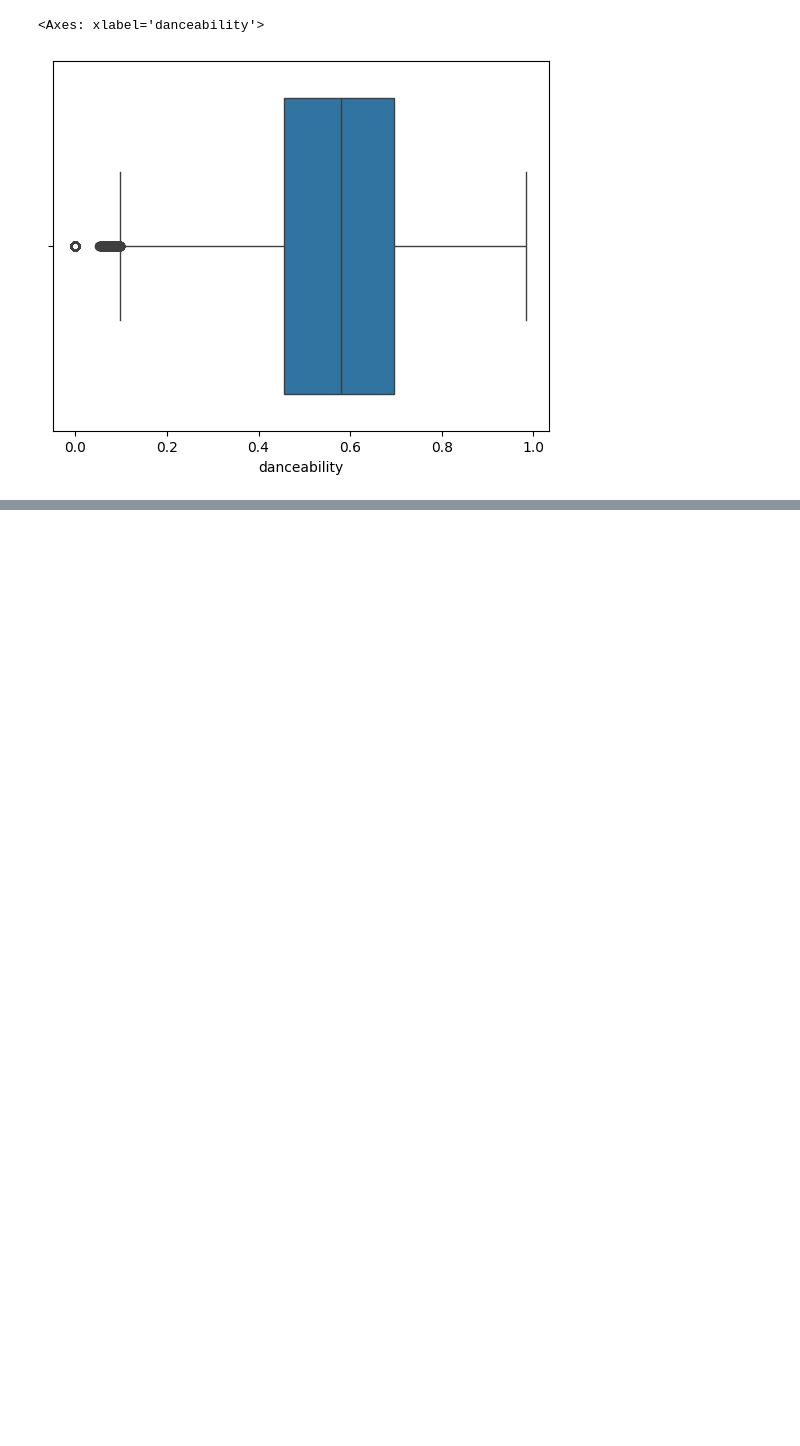
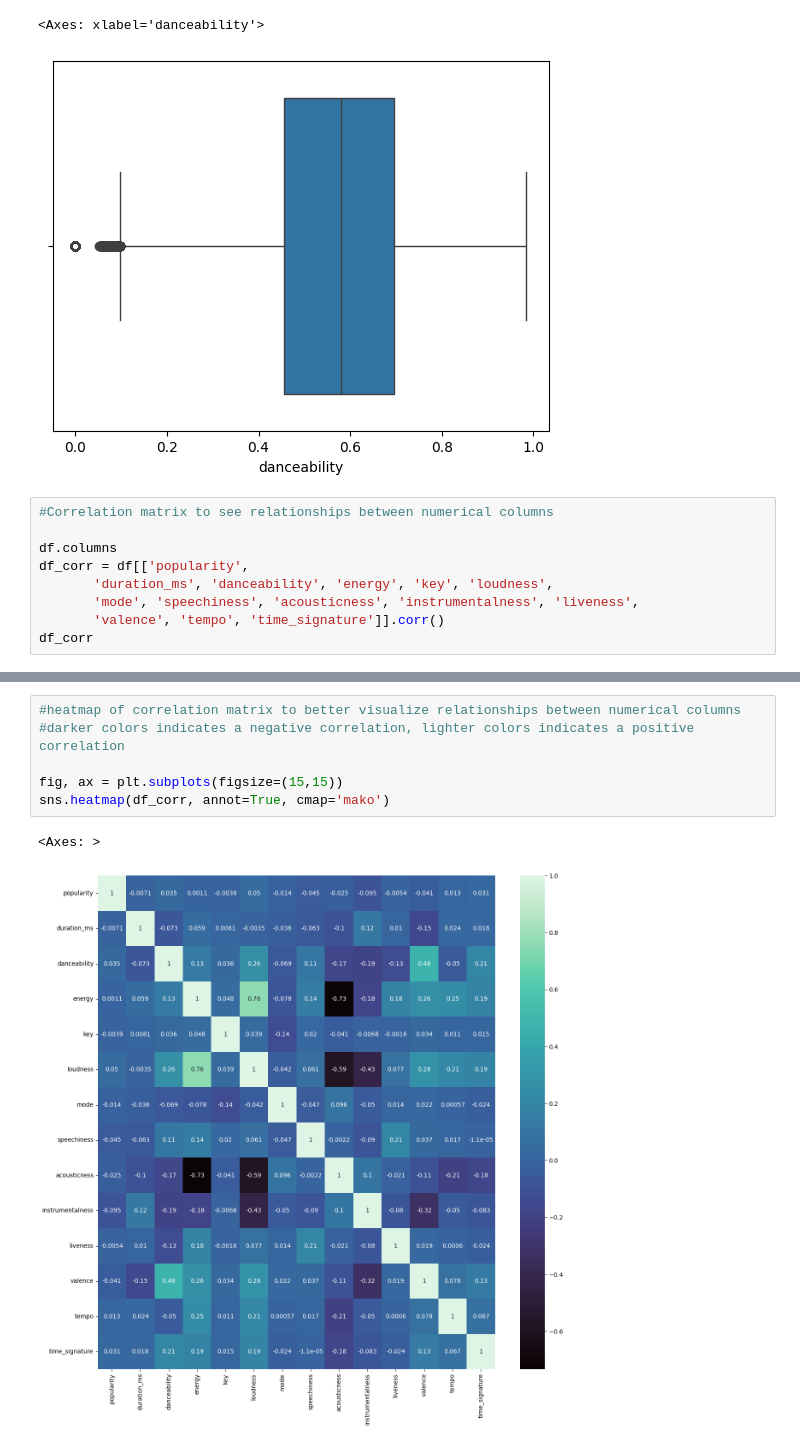
Before and after one commit to rhyman7/spotify_eda_ryan_hyman, a Jupyter notebook: spotify.ipynb, the cells around one changed output, grey strips where cells are left out. Saved outputs shown, nothing was run; the diff lists cells and outputs as text; blank space fills up the shorter version.

Commit message:
fifth commit containing correlation between acounticness and energy

```diff
--- a/spotify.ipynb
+++ b/spotify.ipynb
@@ -198,3 +198,12 @@ sns.boxplot(x=df['danceability'])
 # %% [output]
 <Axes: xlabel='danceability'>
 [figure]
+# %%
+#Correlation matrix to see relationships between numerical columns
+
+df.columns
+df_corr = df[['popularity',
+       'duration_ms', 'danceability', 'energy', 'key', 'loudness',
+       'mode', 'speechiness', 'acousticness', 'instrumentalness', 'liveness',
+       'valence', 'tempo', 'time_signature']].corr()
+df_corr
@@ -200,0 +226,9 @@ sns.boxplot(x=df['danceability'])
+# %%
+#heatmap of correlation matrix to better visualize relationships between numerical columns
+#darker colors indicates a negative correlation, lighter colors indicates a positive correlation
+
+fig, ax = plt.subplots(figsize=(15,15))
+sns.heatmap(df_corr, annot=True, cmap='mako')
+# %% [output]
+<Axes: >
+[figure, added]
```
Also changed, not shown: parts of 3 cells of this notebook.
